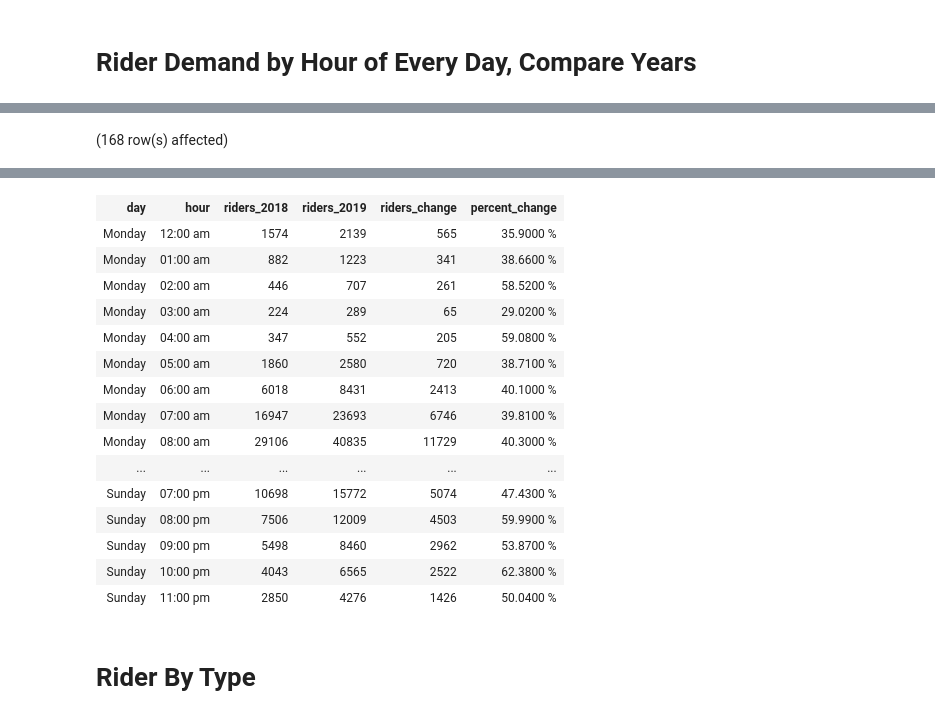
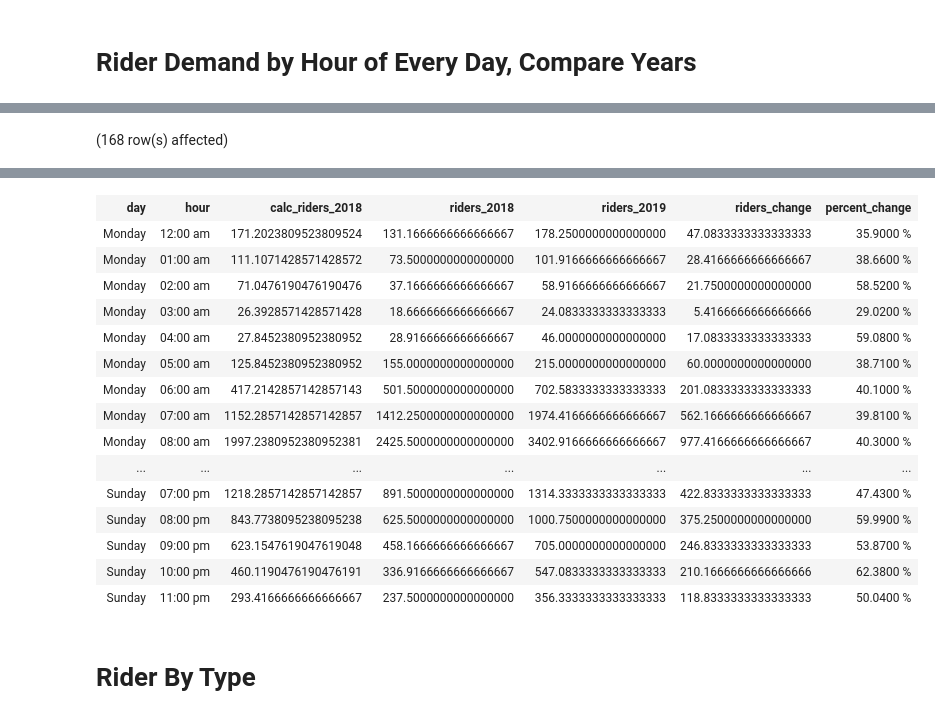
Before and after one commit to datapointchris/boston-bluebikes, a Jupyter notebook: queries.ipynb, the cells around one changed output, grey strips where cells are left out. Cells and saved outputs as stored; diff of their text form; code cells hidden in the pictures.

Commit message:
✨ Add new types of percent change for all charts

```diff
--- a/queries.ipynb
+++ b/queries.ipynb
@@ -175,11 +223,13 @@ Total execution time: 00:00:00.204
 # %%
+-- THIS IS NOT WORKING
 select
 a.day,
 a.hour,
-sum(a.riders) as riders_2018,
-sum(b.riders) as riders_2019,
-sum(b.riders) - sum(a.riders) as riders_change,
-round((sum(b.riders) - sum(a.riders)::numeric) / sum(a.riders), 4) * 100 || ' %' as percent_change
+avg(avg(a.riders)) over(partition by a.hour_no) as calc_riders_2018,
+avg(a.riders) as riders_2018,
+avg(b.riders) as riders_2019,
+avg(b.riders) - avg(a.riders) as riders_change,
+round((avg(b.riders) - avg(a.riders)::numeric) / avg(a.riders), 4) * 100 || ' %' as percent_change
 from agg_2018 a
 join agg_2019 b on a.month_no = b.month_no and a.day_no = b.day_no and a.hour_no = b.hour_no
 group by a.day, a.day_no, a.hour, a.hour_no
@@ -190,19 +240,19 @@ Total execution time: 00:00:00.223
-| day | hour | riders_2018 | riders_2019 | riders_change | percent_change |
-| Monday | 12:00 am | 1574 | 2139 | 565 | 35.9000 % |
-| Monday | 01:00 am | 882 | 1223 | 341 | 38.6600 % |
-| Monday | 02:00 am | 446 | 707 | 261 | 58.5200 % |
-| Monday | 03:00 am | 224 | 289 | 65 | 29.0200 % |
-| Monday | 04:00 am | 347 | 552 | 205 | 59.0800 % |
-| Monday | 05:00 am | 1860 | 2580 | 720 | 38.7100 % |
-| Monday | 06:00 am | 6018 | 8431 | 2413 | 40.1000 % |
-| Monday | 07:00 am | 16947 | 23693 | 6746 | 39.8100 % |
-| Monday | 08:00 am | 29106 | 40835 | 11729 | 40.3000 % |
-| ... | ... | ... | ... | ... | ... |
-| Sunday | 07:00 pm | 10698 | 15772 | 5074 | 47.4300 % |
-| Sunday | 08:00 pm | 7506 | 12009 | 4503 | 59.9900 % |
-| Sunday | 09:00 pm | 5498 | 8460 | 2962 | 53.8700 % |
-| Sunday | 10:00 pm | 4043 | 6565 | 2522 | 62.3800 % |
-| Sunday | 11:00 pm | 2850 | 4276 | 1426 | 50.0400 % |
+| day | hour | calc_riders_2018 | riders_2018 | riders_2019 | riders_change | percent_change |
+| Monday | 12:00 am | 171.2023809523809524 | 131.1666666666666667 | 178.2500000000000000 | 47.0833333333333333 | 35.9000 % |
+| Monday | 01:00 am | 111.1071428571428572 | 73.5000000000000000 | 101.9166666666666667 | 28.4166666666666667 | 38.6600 % |
+| Monday | 02:00 am | 71.0476190476190476 | 37.1666666666666667 | 58.9166666666666667 | 21.7500000000000000 | 58.5200 % |
+| Monday | 03:00 am | 26.3928571428571428 | 18.6666666666666667 | 24.0833333333333333 | 5.4166666666666666 | 29.0200 % |
+| Monday | 04:00 am | 27.8452380952380952 | 28.9166666666666667 | 46.0000000000000000 | 17.0833333333333333 | 59.0800 % |
+| Monday | 05:00 am | 125.8452380952380952 | 155.0000000000000000 | 215.0000000000000000 | 60.0000000000000000 | 38.7100 % |
+| Monday | 06:00 am | 417.2142857142857143 | 501.5000000000000000 | 702.5833333333333333 | 201.0833333333333333 | 40.1000 % |
+| Monday | 07:00 am | 1152.2857142857142857 | 1412.2500000000000000 | 1974.4166666666666667 | 562.1666666666666667 | 39.8100 % |
+| Monday | 08:00 am | 1997.2380952380952381 | 2425.5000000000000000 | 3402.9166666666666667 | 977.4166666666666667 | 40.3000 % |
+| ... | ... | ... | ... | ... | ... | ... |
+| Sunday | 07:00 pm | 1218.2857142857142857 | 891.5000000000000000 | 1314.3333333333333333 | 422.8333333333333333 | 47.4300 % |
+| Sunday | 08:00 pm | 843.7738095238095238 | 625.5000000000000000 | 1000.7500000000000000 | 375.2500000000000000 | 59.9900 % |
+| Sunday | 09:00 pm | 623.1547619047619048 | 458.1666666666666667 | 705.0000000000000000 | 246.8333333333333333 | 53.8700 % |
+| Sunday | 10:00 pm | 460.1190476190476191 | 336.9166666666666667 | 547.0833333333333333 | 210.1666666666666666 | 62.3800 % |
+| Sunday | 11:00 pm | 293.4166666666666667 | 237.5000000000000000 | 356.3333333333333333 | 118.8333333333333333 | 50.0400 % |
 # %% [markdown]
 # Rider By Type
 # %%
```
Also changed, not shown: parts of 5 cells of this notebook, 6 other files.
